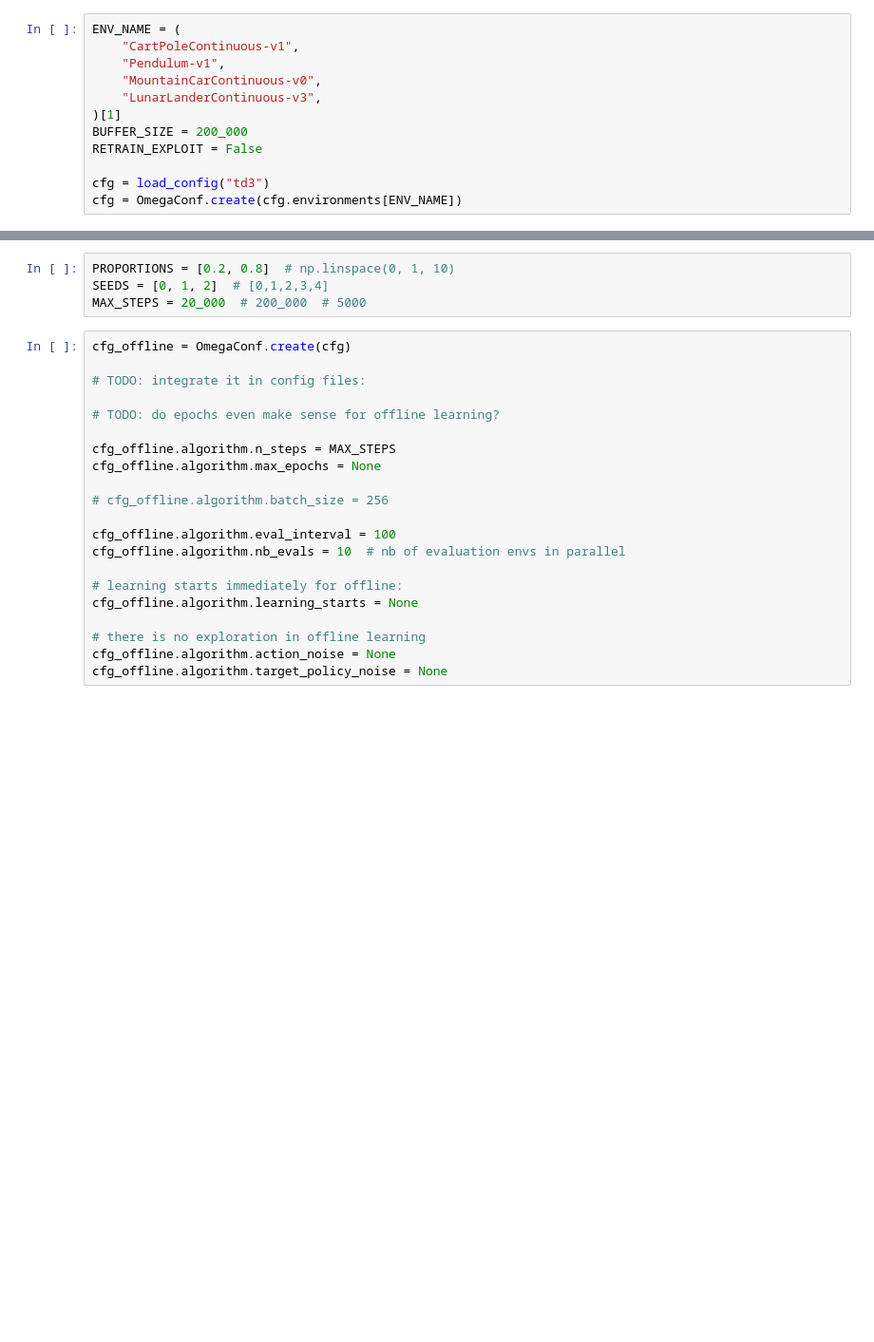
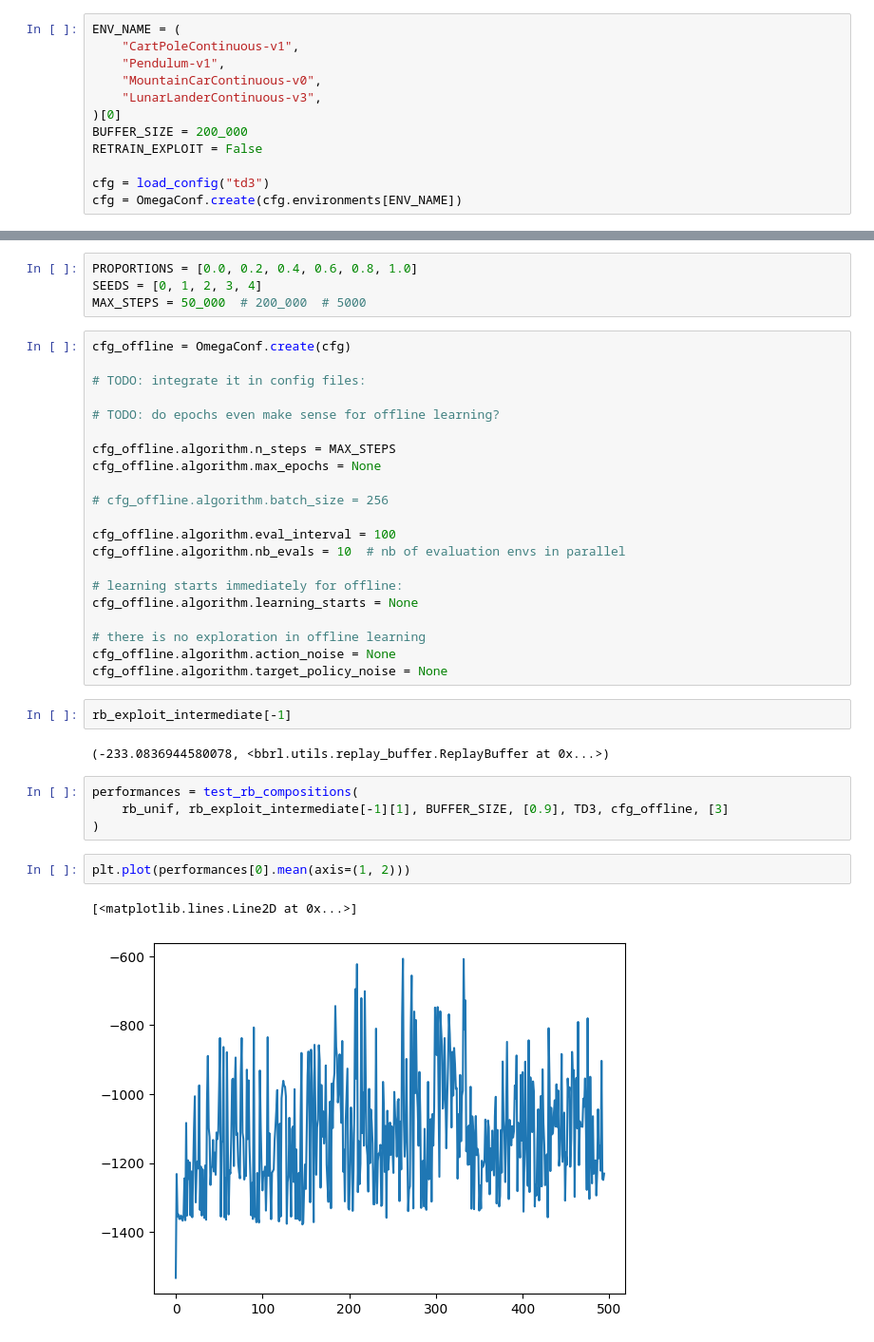
Before and after one commit to milosoundjian/projet-mind, a Jupyter notebook: experiments/notebooks/01-pipeline_setup.ipynb, the cells around one changed output, grey strips where cells are left out. Shown at 95% size. Drawn from its saved outputs; the diff is of its cells as text; blank space fills up the shorter version.

```diff
--- a/experiments/notebooks/01-pipeline_setup.ipynb
+++ b/experiments/notebooks/01-pipeline_setup.ipynb
@@ -57,7 +57,7 @@ ENV_NAME = (
     "Pendulum-v1",
     "MountainCarContinuous-v0",
     "LunarLanderContinuous-v3",
-)[1]
+)[0]
 BUFFER_SIZE = 200_000
 RETRAIN_EXPLOIT = False
 
@@ -139,9 +140,9 @@ All the above seems to work correctly and after saving of the policies and repla
 # %% [markdown]
 ## Offline learning on mixed replay buffer
 # %%
-PROPORTIONS = [0.2, 0.8]  # np.linspace(0, 1, 10)
-SEEDS = [0, 1, 2]  # [0,1,2,3,4]
-MAX_STEPS = 20_000  # 200_000  # 5000
+PROPORTIONS = [0.0, 0.2, 0.4, 0.6, 0.8, 1.0]
+SEEDS = [0, 1, 2, 3, 4]
+MAX_STEPS = 50_000  # 200_000  # 5000
 # %%
 cfg_offline = OmegaConf.create(cfg)
 
@@ -163,6 +164,19 @@ cfg_offline.algorithm.learning_starts = None
 # there is no exploration in offline learning
 cfg_offline.algorithm.action_noise = None
 cfg_offline.algorithm.target_policy_noise = None
+# %%
+rb_exploit_intermediate[-1]
+# %% [output]
+(-233.0836944580078, <bbrl.utils.replay_buffer.ReplayBuffer at 0x...>)
+# %%
+performances = test_rb_compositions(
+    rb_unif, rb_exploit_intermediate[-1][1], BUFFER_SIZE, [0.9], TD3, cfg_offline, [3]
+)
+# %%
+plt.plot(performances[0].mean(axis=(1, 2)))
+# %% [output]
+[<matplotlib.lines.Line2D at 0x...>]
+[figure, added]
 # %%
 # TODO Run this for long time
 performances = test_rb_compositions(
```
Also changed, not shown: parts of 6 cells of this notebook, 12 other files.
